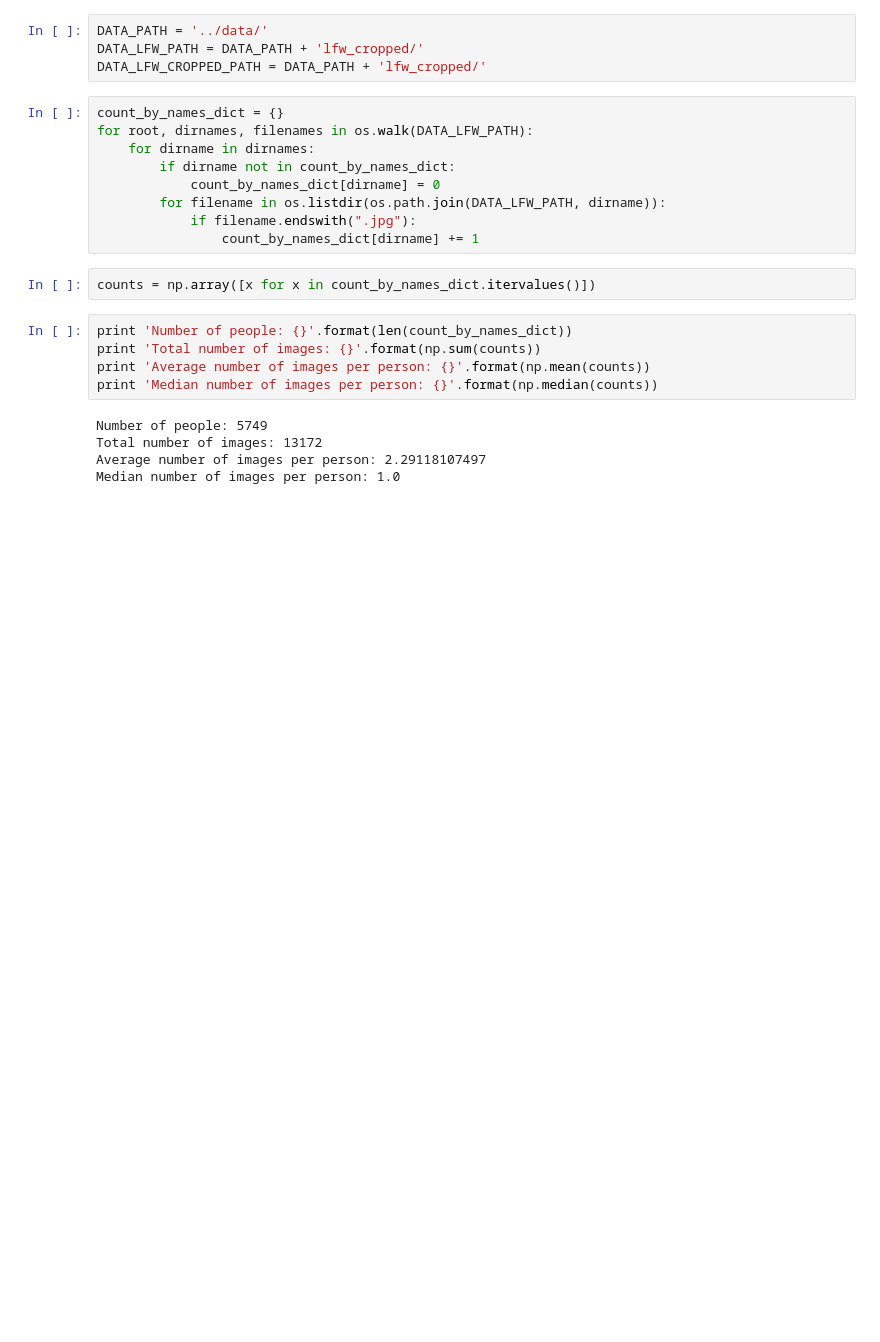
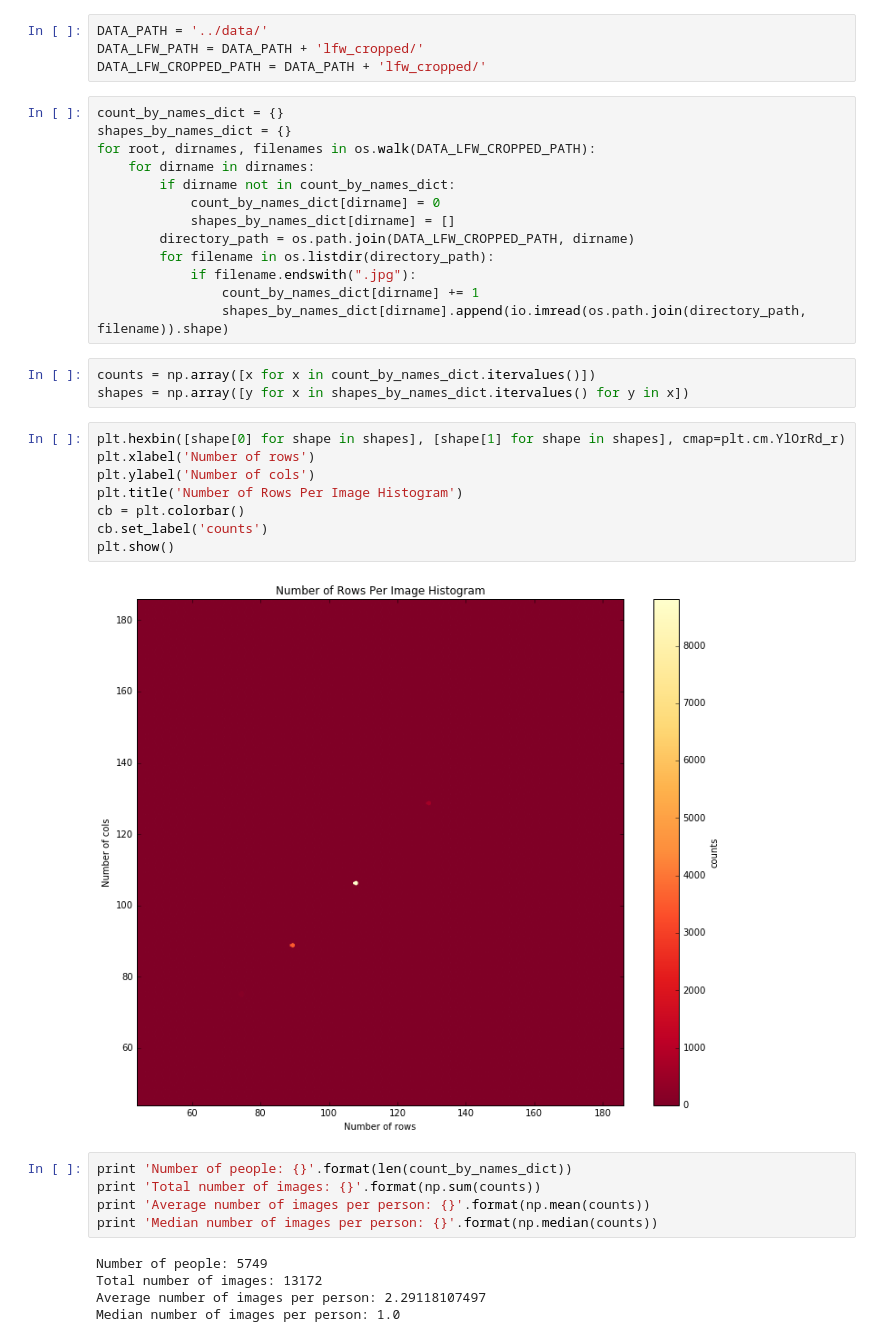
Before and after one commit to chrisjluc/FRS, a Jupyter notebook: notebooks/BasicStatsOnImageDataSet.ipynb, the cells around one changed output. Drawn from its saved outputs; the diff is of its cells as text; blank space fills up the shorter version.

Commit message:
Hexbin image sizes in basic stats, seems reasonable to reduce the size of input images into CNN-H1

```diff
--- a/notebooks/BasicStatsOnImageDataSet.ipynb
+++ b/notebooks/BasicStatsOnImageDataSet.ipynb
@@ -20,15 +22,30 @@ DATA_LFW_PATH = DATA_PATH + 'lfw_cropped/'
 DATA_LFW_CROPPED_PATH = DATA_PATH + 'lfw_cropped/'
 # %%
 count_by_names_dict = {}
-for root, dirnames, filenames in os.walk(DATA_LFW_PATH):
+shapes_by_names_dict = {}
+for root, dirnames, filenames in os.walk(DATA_LFW_CROPPED_PATH):
     for dirname in dirnames:
         if dirname not in count_by_names_dict:
             count_by_names_dict[dirname] = 0
-        for filename in os.listdir(os.path.join(DATA_LFW_PATH, dirname)):
+            shapes_by_names_dict[dirname] = []
+        directory_path = os.path.join(DATA_LFW_CROPPED_PATH, dirname)
+        for filename in os.listdir(directory_path):
             if filename.endswith(".jpg"):
                 count_by_names_dict[dirname] += 1
+                shapes_by_names_dict[dirname].append(io.imread(os.path.join(directory_path, filename)).shape)
 # %%
 counts = np.array([x for x in count_by_names_dict.itervalues()])
+shapes = np.array([y for x in shapes_by_names_dict.itervalues() for y in x])
+# %%
+plt.hexbin([shape[0] for shape in shapes], [shape[1] for shape in shapes], cmap=plt.cm.YlOrRd_r)
+plt.xlabel('Number of rows')
+plt.ylabel('Number of cols')
+plt.title('Number of Rows Per Image Histogram')
+cb = plt.colorbar()
+cb.set_label('counts')
+plt.show()
+# %% [output]
+[figure, added]
 # %%
 print 'Number of people: {}'.format(len(count_by_names_dict))
 print 'Total number of images: {}'.format(np.sum(counts))
```
Also changed, not shown: parts of 1 cell of this notebook, 1 other file.
